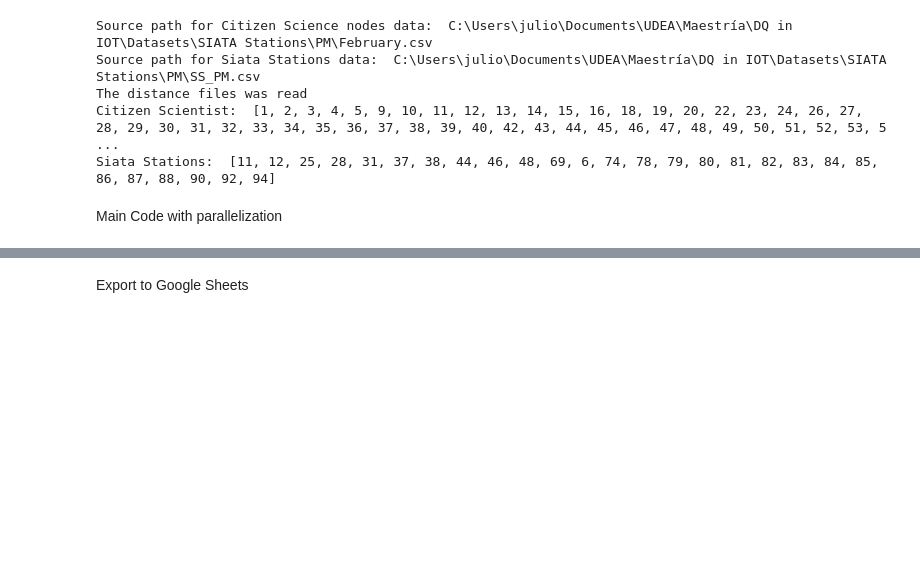
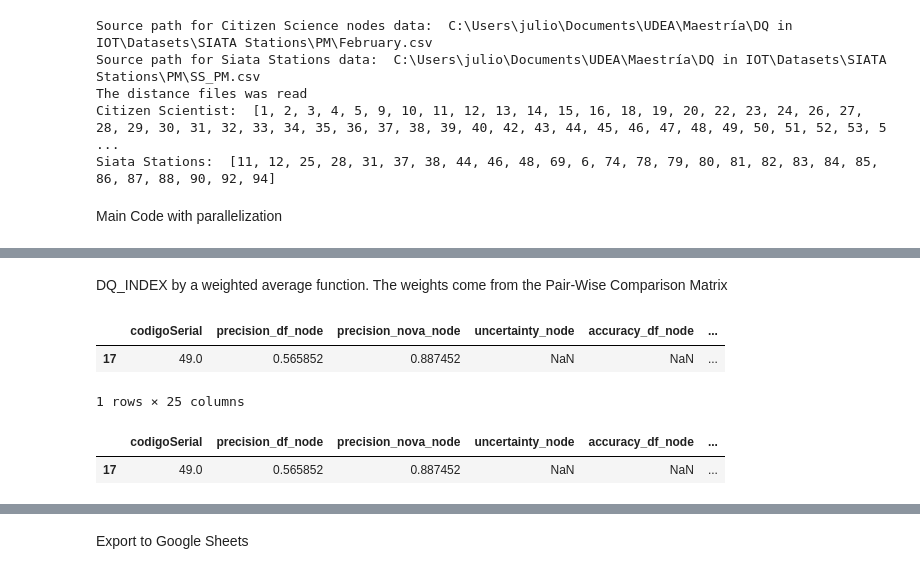
Before and after one commit to julioeagle/DQ_Repo, a Jupyter notebook: Total DQ measurement SIATA.ipynb, the cells around one changed output, grey strips where cells are left out. Drawn from its saved outputs; the diff is of its cells as text; code cells hidden in the pictures; blank space fills up the shorter version.

Commit message:
DQ index is calculated for NODE and TOTAL results.
DQ index is calculated for NODE and TOTAL results.

```diff
--- a/Total DQ measurement SIATA.ipynb
+++ b/Total DQ measurement SIATA.ipynb
@@ -183,7 +192,8 @@ dim_node = pd.DataFrame(
                   "duplicates_node",
 
                   "confi_df_node",
-                  "confi_nova_node"])
+                  "confi_nova_node",
+                  "DQ_INDEX_NODE"])
 
 dim_DQ = pd.DataFrame(
         columns =["precision_df_total",
@@ -204,7 +214,8 @@ dim_DQ = pd.DataFrame(
                   "duplicates_total",
 
                   "confi_df_total",
-                  "confi_nova_total"])
+                  "confi_nova_total",
+                  "DQ_INDEX_TOTAL"])
 
 if __name__ ==  '__main__':
     print("Number of avaliable CPUs: ",mp.cpu_count())
@@ -269,0 +281,36 @@ Elapsed Time:  116.8101122379303  Seconds, or  1.946835203965505  Minutes
+# %% [markdown]
+DQ_INDEX by a weighted average function. The weights come from the Pair-Wise Comparison Matrix
+# %%
+dim_node["DQ_INDEX_NODE"]=  Wprecision*dim_node.loc[:,["precision_df_node","precision_nova_node"]].mean(axis=1,skipna=False)+\
+                            Waccuracy*dim_node.loc[:,["accuracy_df_node","accuracy_nova_node"]].mean(axis=1,skipna=False)+\
+                            Wcompleteness*dim_node.loc[:,["completeness_df_node","completeness_nova_node"]].mean(axis=1,skipna=False)+\
+                            Wconfidence*dim_node.loc[:,["confi_df_node","confi_nova_node"]].mean(axis=1,skipna=False)+\
+                            Wconcordance*dim_node.loc[:,["concordance_df_nova_node","concordance_df_siata_node","concordance_nova_siata_node"]].mean(axis=1,skipna=False)+\
+                            Wdata_Redundancy*dim_node.loc[:,["duplicates_node"]].mean(axis=1,skipna=False)
+
+#dim_node["precision_node"]= Wprecision*dim_node.loc[:,["precision_df_node","precision_nova_node"]].mean(axis=1)
+#dim_node["accuracy_node"]= Waccuracy*dim_node.loc[:,["accuracy_df_node","accuracy_nova_node"]].mean(axis=1)
+#dim_node["completeness_node"]= Wcompleteness*dim_node.loc[:,["completeness_df_node","completeness_nova_node"]].mean(axis=1)
+#dim_node["confidence_node"]= Wconfidence*dim_node.loc[:,["confi_df_node","confi_nova_node"]].mean(axis=1)
+#dim_node["concordance_node"]= Wconcordance*dim_node.loc[:,["concordance_df_nova_node","concordance_df_siata_node","concordance_nova_siata_node"]].mean(axis=1)
+#dim_node["redundancy_node"]= Wdata_Redundancy*dim_node.loc[:,["duplicates_node"]].mean(axis=1)
+#dim_node["DQ_INDEX_NODE"]=dim_node[["precision_node","accuracy_node","completeness_node","confidence_node","concordance_node","redundancy_node"]].sum(axis=1)
+
+dim_DQ["DQ_INDEX_TOTAL"]=   Wprecision*dim_DQ[["precision_df_total","precision_nova_total"]].mean()+ \
+                            Waccuracy*dim_DQ[["accuracy_df_total","accuracy_nova_total"]].mean()+ \
+                            Wcompleteness*dim_DQ[["completeness_df_total","completeness_nova_total"]].mean()+ \
+                            Wconfidence*dim_DQ[["confi_df_total","confi_nova_total"]].mean()+ \
+                            Wconcordance*dim_DQ[["concordance_df_nova_total","concordance_df_siata_total","concordance_nova_siata_total"]].mean()+ \
+                            Wdata_Redundancy*dim_DQ[["duplicates_total"]].mean()
+#dim_node.head(6)
+#dim_node.loc[dim_node.codigoSerial==49,]
+# %% [output]
+|  | codigoSerial | precision_df_node | precision_nova_node | uncertainty_node | accuracy_df_node | ... |
+| 17 | 49.0 | 0.565852 | 0.887452 | NaN | NaN | ... |
+1 rows × 25 columns
+# %%
+dim_node["DQ_INDEX_NODE"]=  Waccuracy*dim_node.loc[:,["accuracy_df_node","accuracy_nova_node"]].mean(axis=1,skipna=None)
+dim_node.loc[dim_node.codigoSerial==49,]
+# %% [output]
+|  | codigoSerial | precision_df_node | precision_nova_node | uncertainty_node | accuracy_df_node | ... |
+| 17 | 49.0 | 0.565852 | 0.887452 | NaN | NaN | ... |
```
Also changed, not shown: parts of 8 cells of this notebook, 1 other file.
